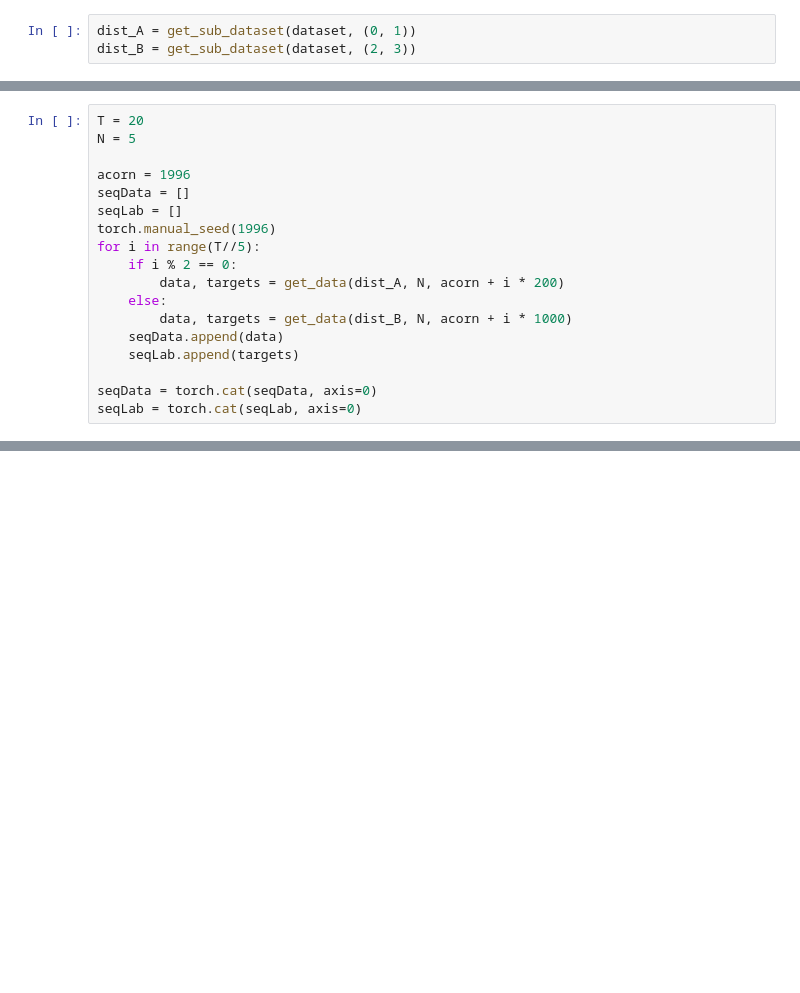
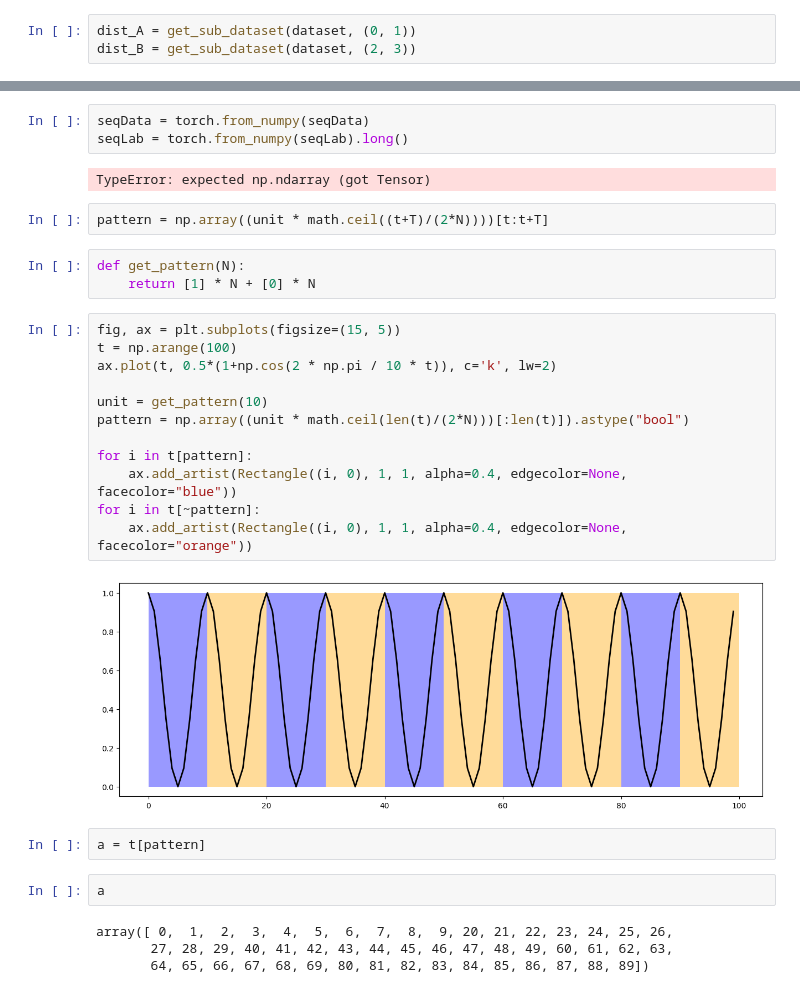
Before and after one commit to YuxinB/ProL, a Jupyter notebook: notebooks/dev.ipynb, the cells around one changed output, grey strips where cells are left out. Drawn from its saved outputs; the diff is of its cells as text; blank space fills up the shorter version.

```diff
--- a/notebooks/dev.ipynb
+++ b/notebooks/dev.ipynb
@@ -57,18 +53,0 @@ def get_data(dist, N, seed):
-# %%
-T = 20
-N = 5
-
-acorn = 1996
-seqData = []
-seqLab = []
-torch.manual_seed(1996)
-for i in range(T//5):
-    if i % 2 == 0:
-        data, targets = get_data(dist_A, N, acorn + i * 200)
-    else:
-        data, targets = get_data(dist_B, N, acorn + i * 1000)
-    seqData.append(data)
-    seqLab.append(targets)
-
-seqData = torch.cat(seqData, axis=0)
-seqLab = torch.cat(seqLab, axis=0)
@@ -105,0 +61,32 @@ args.age
+# %%
+seqData = torch.from_numpy(seqData)
+seqLab = torch.from_numpy(seqLab).long()
+# %% [output]
+TypeError: expected np.ndarray (got Tensor)
+# %%
+pattern = np.array((unit * math.ceil((t+T)/(2*N))))[t:t+T]
+# %%
+def get_pattern(N):
+    return [1] * N + [0] * N
+# %%
+fig, ax = plt.subplots(figsize=(15, 5))
+t = np.arange(100)
+ax.plot(t, 0.5*(1+np.cos(2 * np.pi / 10 * t)), c='k', lw=2)
+
+unit = get_pattern(10)
+pattern = np.array((unit * math.ceil(len(t)/(2*N)))[:len(t)]).astype("bool")
+
+for i in t[pattern]:
+    ax.add_artist(Rectangle((i, 0), 1, 1, alpha=0.4, edgecolor=None, facecolor="blue"))
+for i in t[~pattern]:
+    ax.add_artist(Rectangle((i, 0), 1, 1, alpha=0.4, edgecolor=None, facecolor="orange"))
+# %% [output]
+[figure, added]
+# %%
+a = t[pattern]
+# %%
+a
+# %% [output]
+array([ 0,  1,  2,  3,  4,  5,  6,  7,  8,  9, 20, 21, 22, 23, 24, 25, 26,
+       27, 28, 29, 40, 41, 42, 43, 44, 45, 46, 47, 48, 49, 60, 61, 62, 63,
+       64, 65, 66, 67, 68, 69, 80, 81, 82, 83, 84, 85, 86, 87, 88, 89])
```
Also changed, not shown: parts of 15 cells of this notebook, 1 other file.
